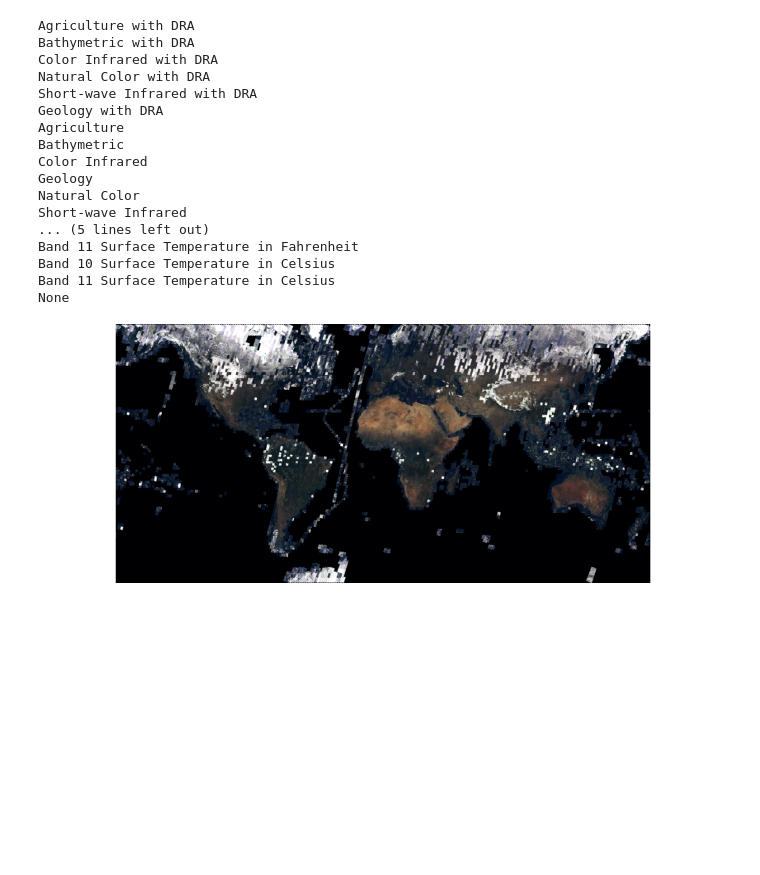
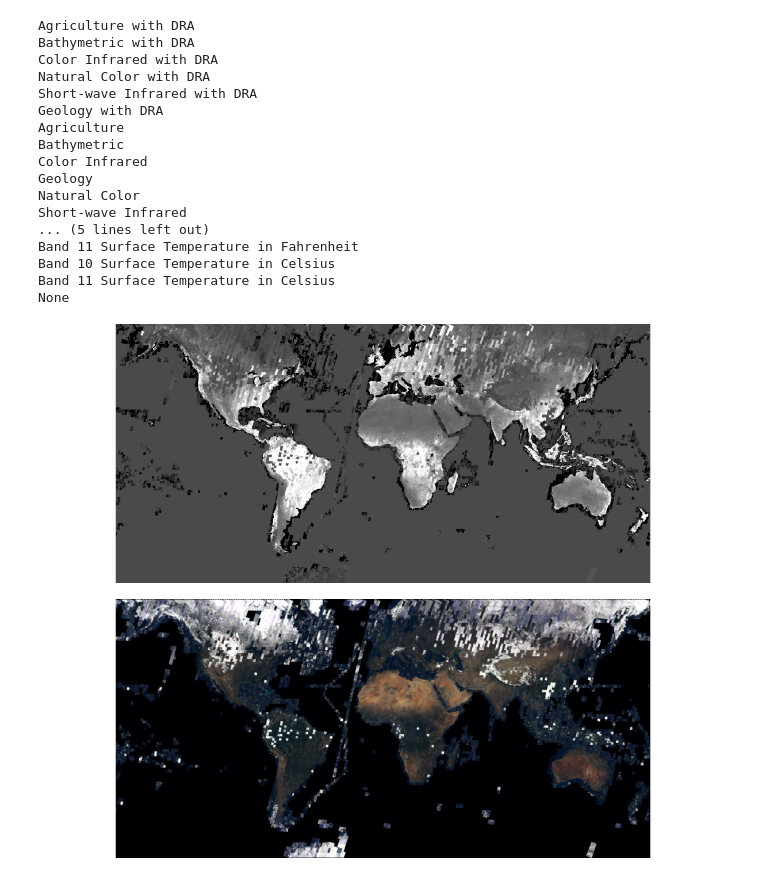
Before and after one commit to girija2204/DLTopics, a Jupyter notebook: greener_delhi.ipynb, the cells around one changed output. Cells and saved outputs as stored; diff of their text form; code cells hidden in the pictures; blank space fills up the shorter version.

```diff
--- a/greener_delhi.ipynb
+++ b/greener_delhi.ipynb
@@ -95,6 +105,10 @@ Band 11 Surface Temperature in Fahrenheit
 Band 10 Surface Temperature in Celsius
 Band 11 Surface Temperature in Celsius
 None
+# %%
+apply(llayer,'NDVI Raw')
+# %% [output]
+[figure, added]
 # %%
 apply(llayer,'Natural Color with DRA')
 # %% [output]
```
Also changed, not shown: parts of 6 cells of this notebook.
